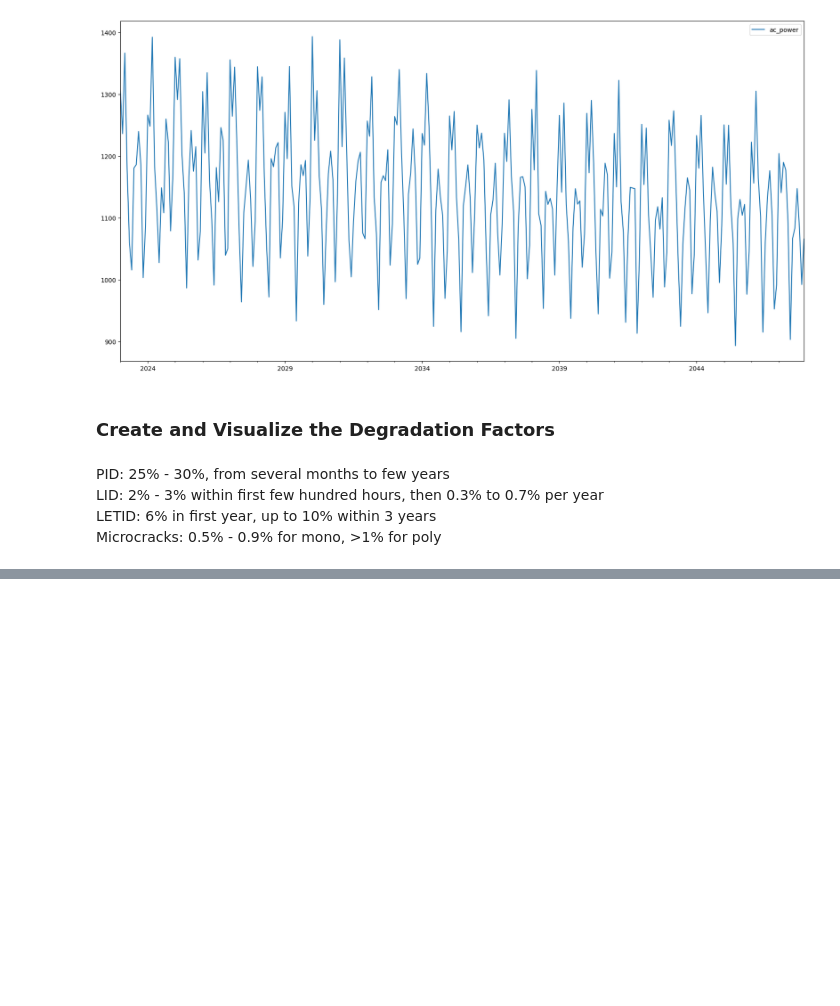
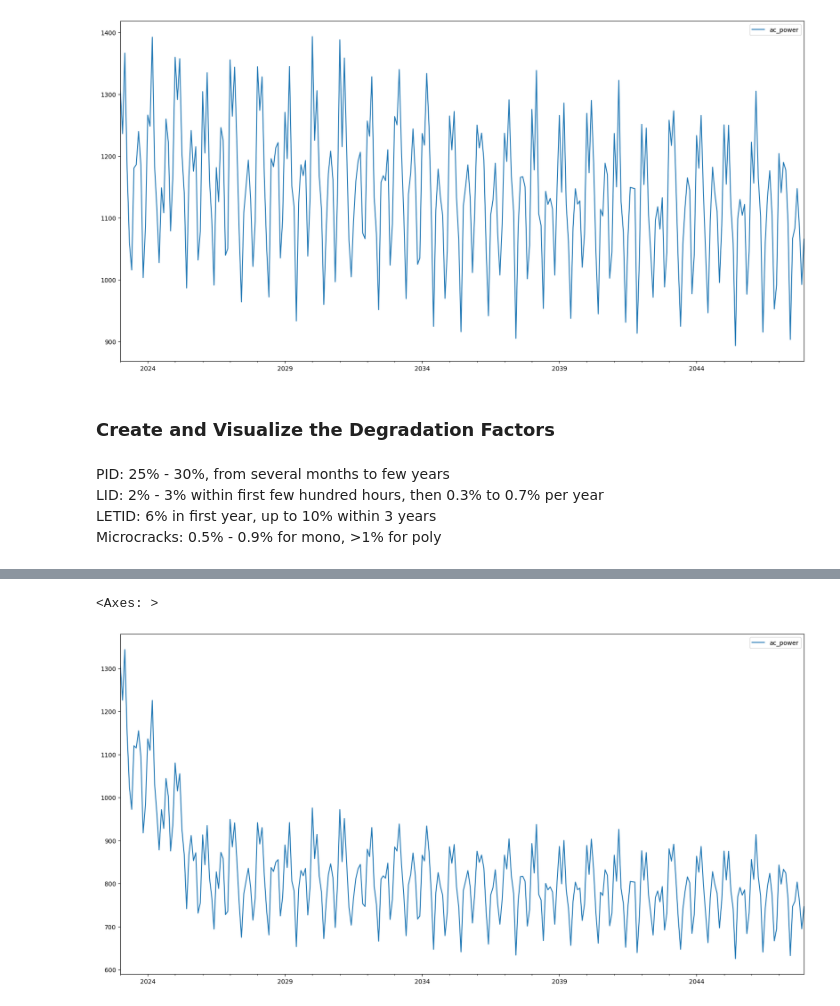
Before and after one commit to cai-yutian/pv-modelling-mirror, a Jupyter notebook: process_pvwatts_data_monthly.ipynb, the cells around one changed output, grey strips where cells are left out. Drawn from its saved outputs; the diff is of its cells as text; code cells hidden in the pictures; blank space fills up the shorter version.

Commit message:
add processing of monthly data

```diff
--- a/process_pvwatts_data_monthly.ipynb
+++ b/process_pvwatts_data_monthly.ipynb
@@ -122,3 +122,11 @@ def extend_array(array:np.ndarray, length:int):
     add_length = length - len(array)
     array_tail = np.full(add_length, array[-1])
     return np.append(array, array_tail)
+# %%
+slow_pid = extend_array(slow_pid, length=(len(baseline_data)))
+mid_pid = extend_array(mid_pid, length=(len(baseline_data)))
+fast_pid = extend_array(fast_pid, length=(len(baseline_data)))
+lid = extend_array(lid, length=(len(baseline_data)))
+low_letid = extend_array(low_letid, length=(len(baseline_data)))
+mid_letid = extend_array(mid_letid, length=(len(baseline_data)))
+high_letid = extend_array(high_letid, length=(len(baseline_data)))
@@ -124,0 +152,13 @@ def extend_array(array:np.ndarray, length:int):
+# %%
+data = np.load("data/pvwatts/interim_monthly/system_capacity10_module_type0_array_type0_tilt10.npy")
+data = data * slow_pid
+
+df = pd.DataFrame(
+        index = pd.date_range(start="01/01/2023", freq="M", periods=12*25, inclusive="both"),
+        data={"ac_power" : data}
+        )
+
+df.plot(kind="line", figsize=(20,10))
+# %% [output]
+<Axes: >
+[figure, added]
```
Also changed, not shown: parts of 4 cells of this notebook.
